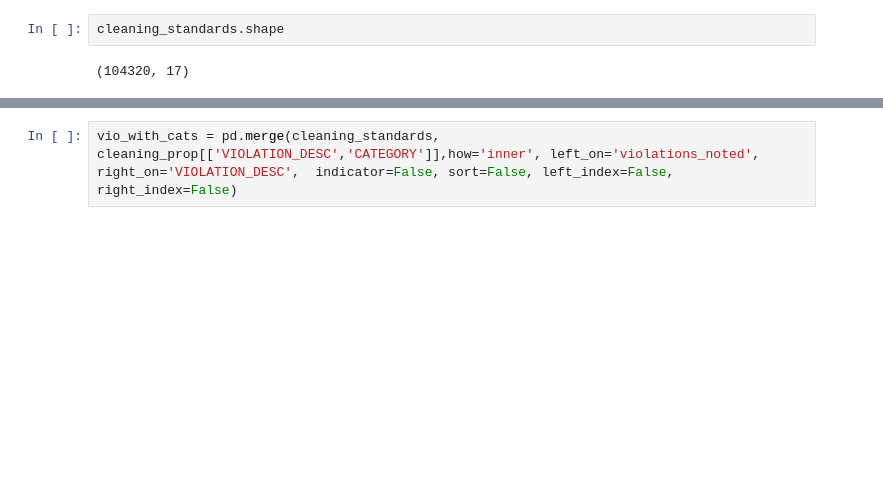
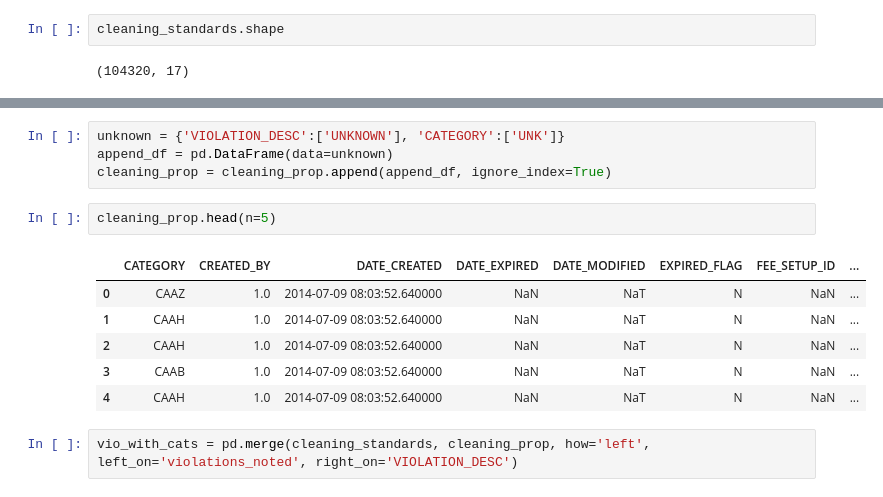
Before and after one commit to DataScienceBS/data-question-2-tornado-bombers, a Jupyter notebook: DQ2_SQL into Python.ipynb, the cells around one changed output, grey strips where cells are left out. Saved outputs shown, nothing was run; the diff lists cells and outputs as text; blank space fills up the shorter version.

```diff
--- a/DQ2_SQL into Python.ipynb
+++ b/DQ2_SQL into Python.ipynb
@@ -471,2 +549,15 @@ cleaning_standards.head()
+# %%
+unknown = {'VIOLATION_DESC':['UNKNOWN'], 'CATEGORY':['UNK']}
+append_df = pd.DataFrame(data=unknown)
+cleaning_prop = cleaning_prop.append(append_df, ignore_index=True)
+# %%
+cleaning_prop.head(n=5)
+# %% [output]
+|  | CATEGORY | CREATED_BY | DATE_CREATED | DATE_EXPIRED | DATE_MODIFIED | EXPIRED_FLAG | FEE_SETUP_ID | ... |
+| 0 | CAAZ | 1.0 | 2014-07-09 08:03:52.640000 | NaN | NaT | N | NaN | ... |
+| 1 | CAAH | 1.0 | 2014-07-09 08:03:52.640000 | NaN | NaT | N | NaN | ... |
+| 2 | CAAH | 1.0 | 2014-07-09 08:03:52.640000 | NaN | NaT | N | NaN | ... |
+| 3 | CAAB | 1.0 | 2014-07-09 08:03:52.640000 | NaN | NaT | N | NaN | ... |
+| 4 | CAAH | 1.0 | 2014-07-09 08:03:52.640000 | NaN | NaT | N | NaN | ... |
 # %%
-vio_with_cats = pd.merge(cleaning_standards, cleaning_prop[['VIOLATION_DESC','CATEGORY']],how='inner', left_on='violations_noted', right_on='VIOLATION_DESC',  indicator=False, sort=False, left_index=False, right_index=False)
+vio_with_cats = pd.merge(cleaning_standards, cleaning_prop, how='left', left_on='violations_noted', right_on='VIOLATION_DESC')
```
Also changed, not shown: parts of 29 cells of this notebook, 1 other file.
